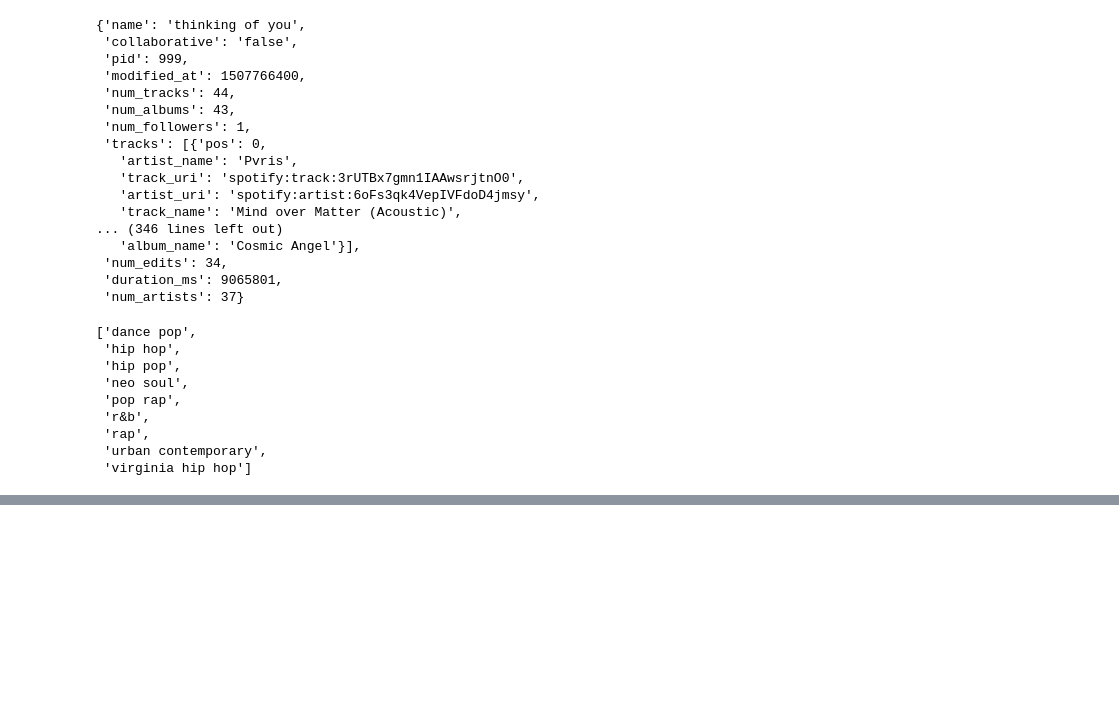
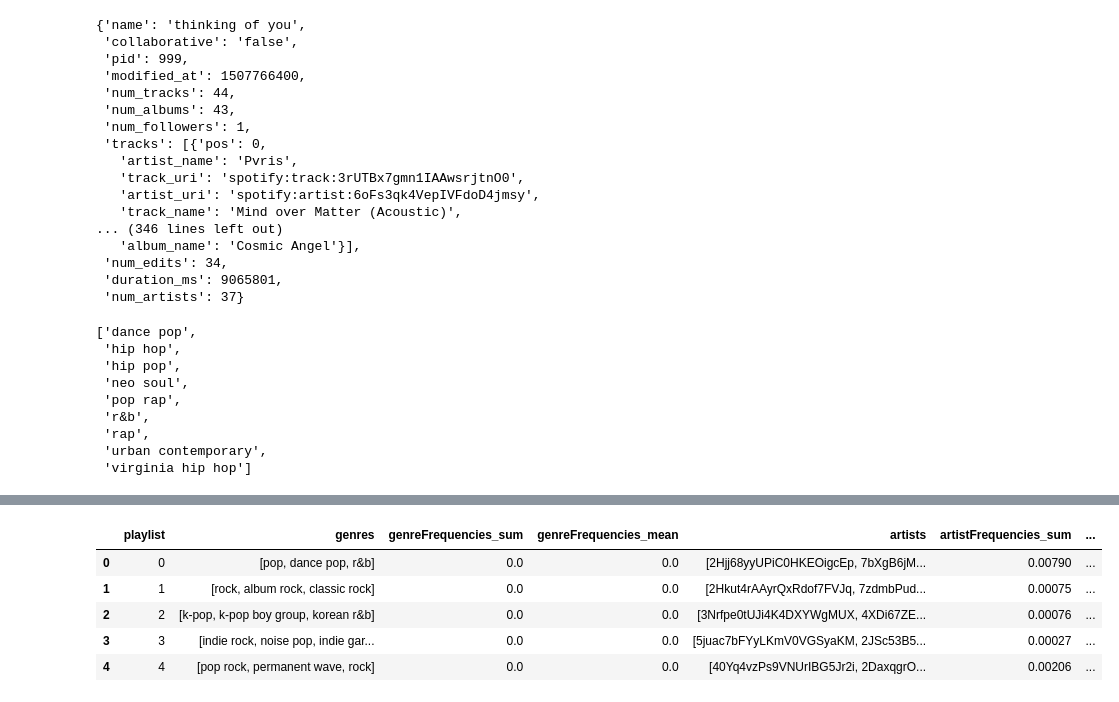
Before and after one commit to bsilver3/RFP2, a Jupyter notebook: SpotifyData_Zach.ipynb, the cells around one changed output, grey strips where cells are left out. Cells and saved outputs as stored; diff of their text form; code cells hidden in the pictures; blank space fills up the shorter version.

```diff
--- a/SpotifyData_Zach.ipynb
+++ b/SpotifyData_Zach.ipynb
@@ -165,0 +185,9 @@ plt.show()
+# %%
+allPlaylistInfo.head()
+# %% [output]
+|  | playlist | genres | genreFrequencies_sum | genreFrequencies_mean | artists | artistFrequencies_sum | ... |
+| 0 | 0 | [pop, dance pop, r&b] | 0.0 | 0.0 | [2Hjj68yyUPiC0HKEOigcEp, 7bXgB6jM... | 0.00790 | ... |
+| 1 | 1 | [rock, album rock, classic rock] | 0.0 | 0.0 | [2Hkut4rAAyrQxRdof7FVJq, 7zdmbPud... | 0.00075 | ... |
+| 2 | 2 | [k-pop, k-pop boy group, korean r&b] | 0.0 | 0.0 | [3Nrfpe0tUJi4K4DXYWgMUX, 4XDi67ZE... | 0.00076 | ... |
+| 3 | 3 | [indie rock, noise pop, indie gar... | 0.0 | 0.0 | [5juac7bFYyLKmV0VGSyaKM, 2JSc53B5... | 0.00027 | ... |
+| 4 | 4 | [pop rock, permanent wave, rock] | 0.0 | 0.0 | [40Yq4vzPs9VNUrIBG5Jr2i, 2DaxqgrO... | 0.00206 | ... |
```
Also changed, not shown: parts of 12 cells of this notebook.
